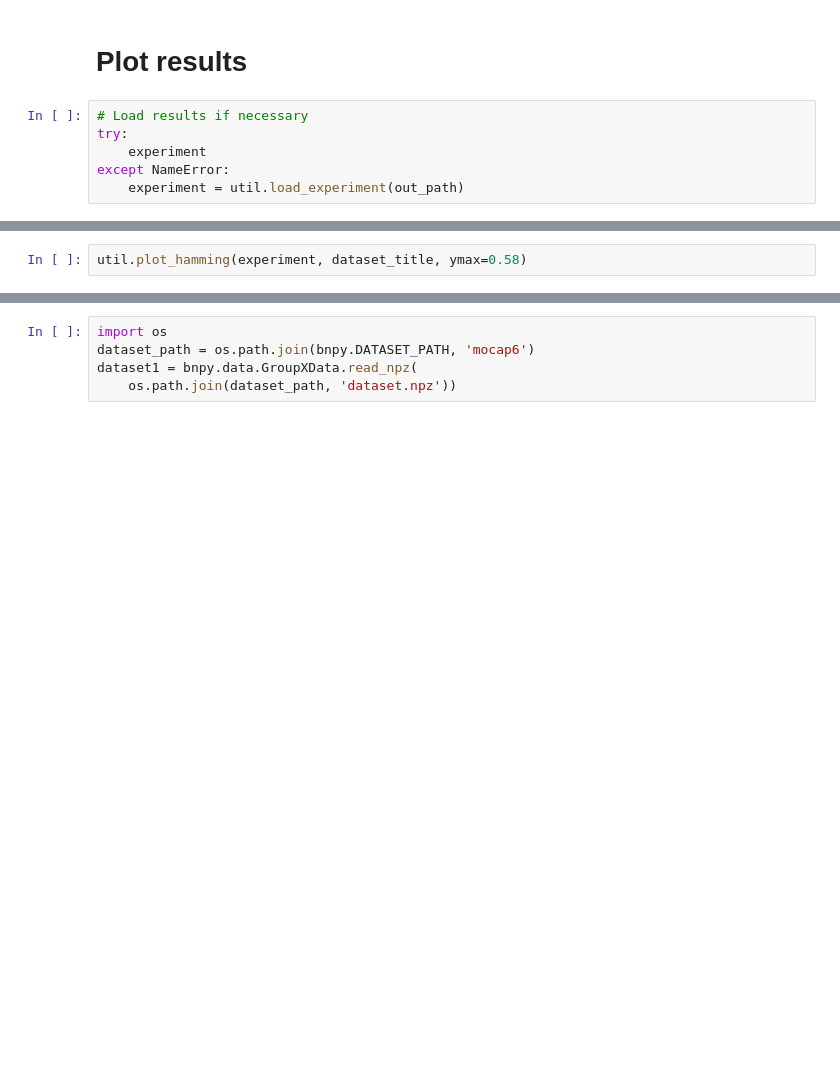
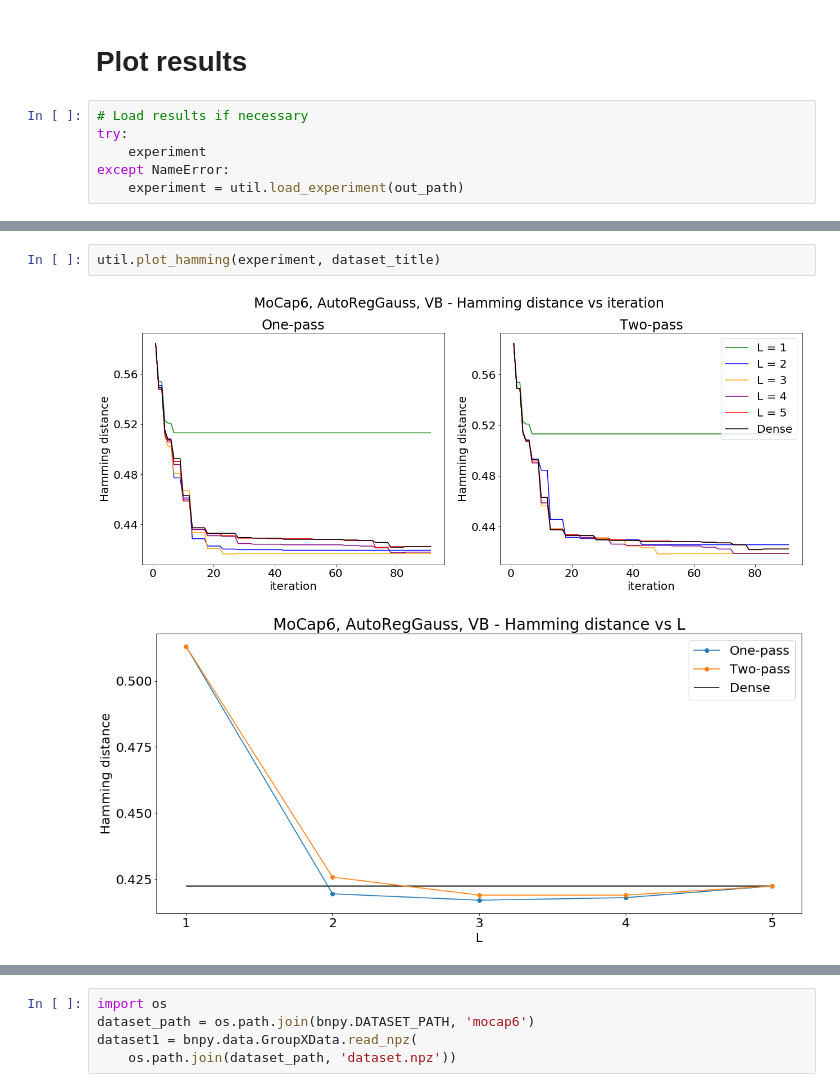
Before and after one commit to bnpy/bnpy, a Jupyter notebook: MoCap6 v2.ipynb, the cells around one changed output, grey strips where cells are left out. Drawn from its saved outputs; the diff is of its cells as text; blank space fills up the shorter version.

```diff
--- a/MoCap6 v2.ipynb
+++ b/MoCap6 v2.ipynb
@@ -30,4 +59,7 @@ util.plot_loss(experiment, dataset_title, ymin=2.43, ymax=2.55)
 # %%
-util.plot_hamming(experiment, dataset_title, ymax=0.58)
+util.plot_hamming(experiment, dataset_title)
+# %% [output]
+[figure, added]
+[figure, added]
 # %%
 len(dataset.TrueParams['Z'])
```
Also changed, not shown: parts of 6 cells of this notebook, 5 other files.
